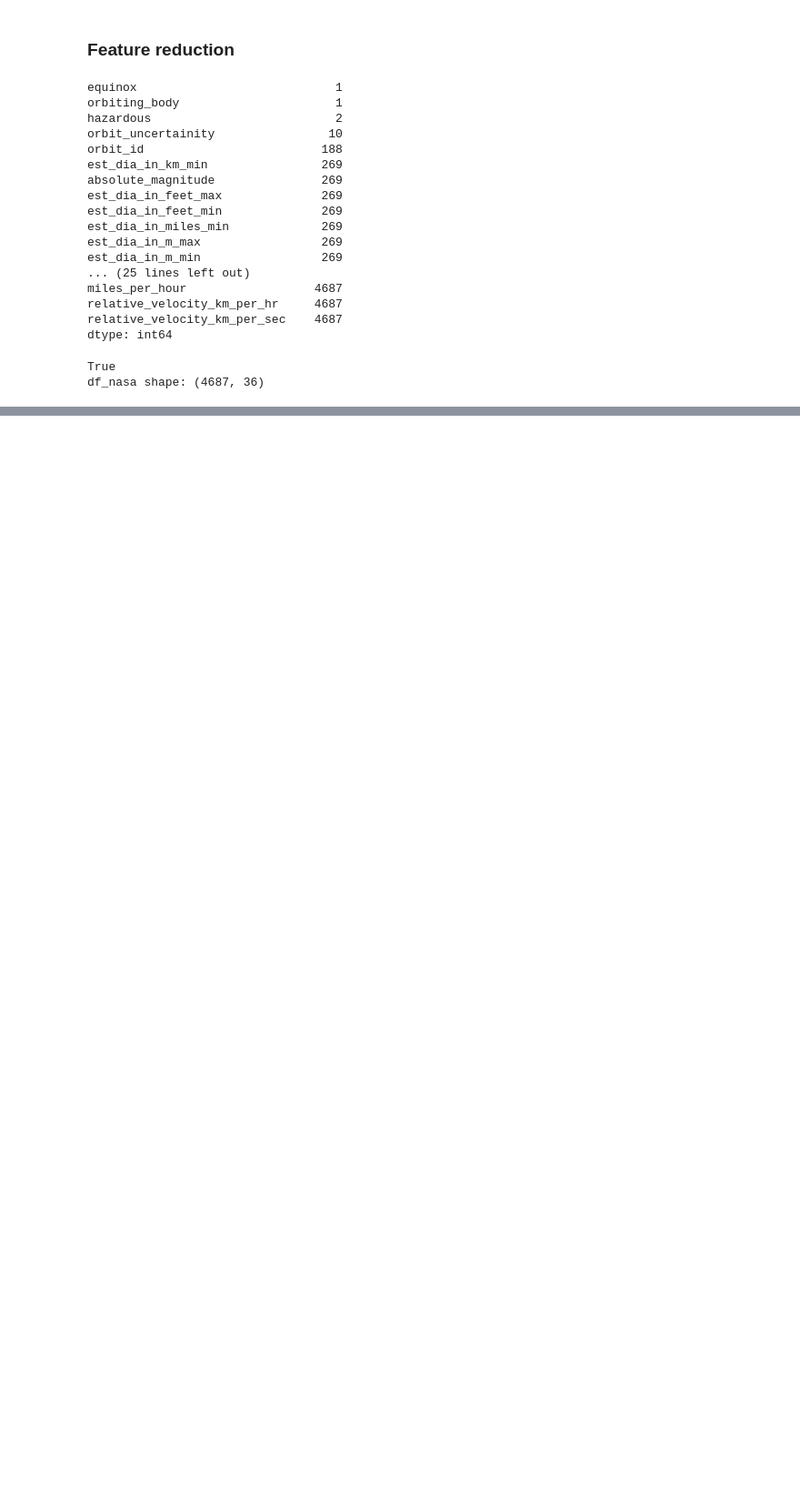
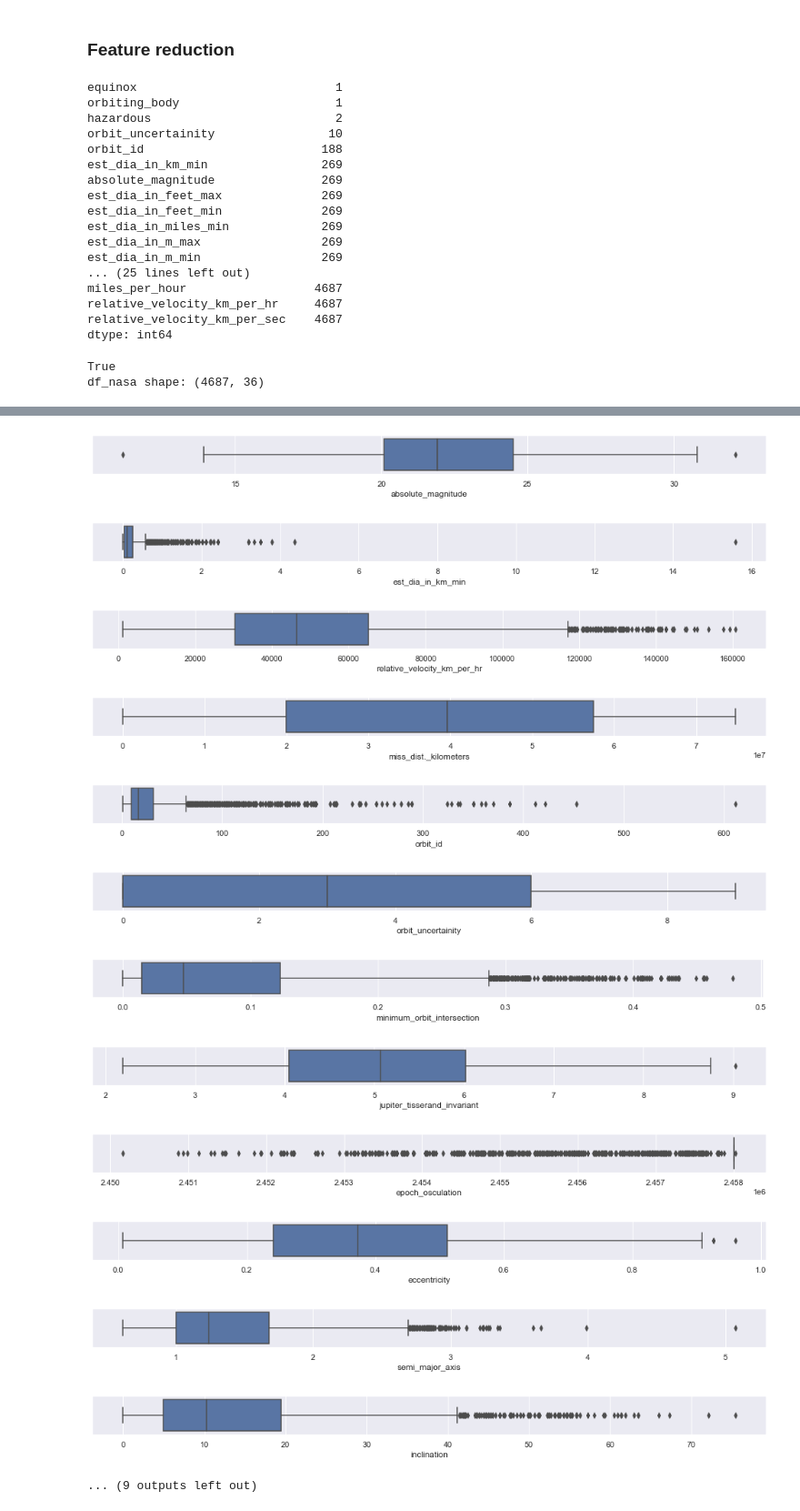
Before and after one commit to keknight/DSE_511_project3, a Jupyter notebook: src/data_preprocessing.ipynb, the cells around one changed output, grey strips where cells are left out. Shown at 91% size. Cells and saved outputs as stored; diff of their text form; code cells hidden in the pictures; blank space fills up the shorter version.

```diff
--- a/src/data_preprocessing.ipynb
+++ b/src/data_preprocessing.ipynb
@@ -143,0 +177,3 @@ plt.close()
+# %%
+df_nasa["hazardous"] = df_nasa["hazardous"].astype(int)
+display(df_nasa.head())
@@ -159,0 +234,18 @@ plt.show()
+# %%
+for column in df_nasa:
+        plt.figure(figsize=(17,1))
+        sns.boxplot(data=df_nasa, x=column)
+# %% [output]
+[figure, added]
+[figure, added]
+[figure, added]
+[figure, added]
+[figure, added]
+[figure, added]
+[figure, added]
+[figure, added]
+[figure, added]
+[figure, added]
+[figure, added]
+[figure, added]
+... (9 outputs left out)
```
Also changed, not shown: parts of 33 cells of this notebook.
